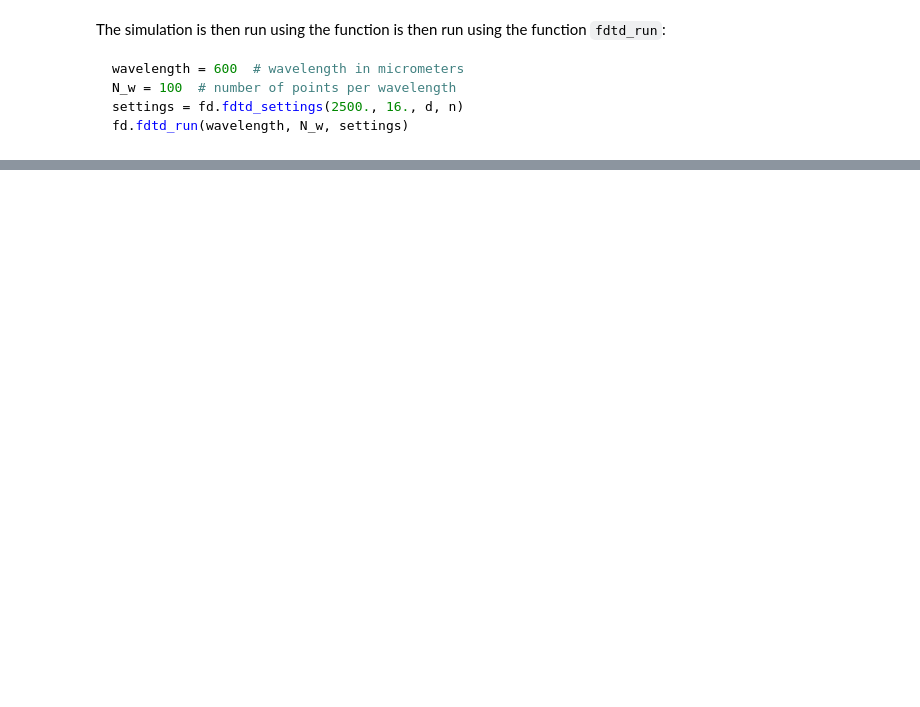
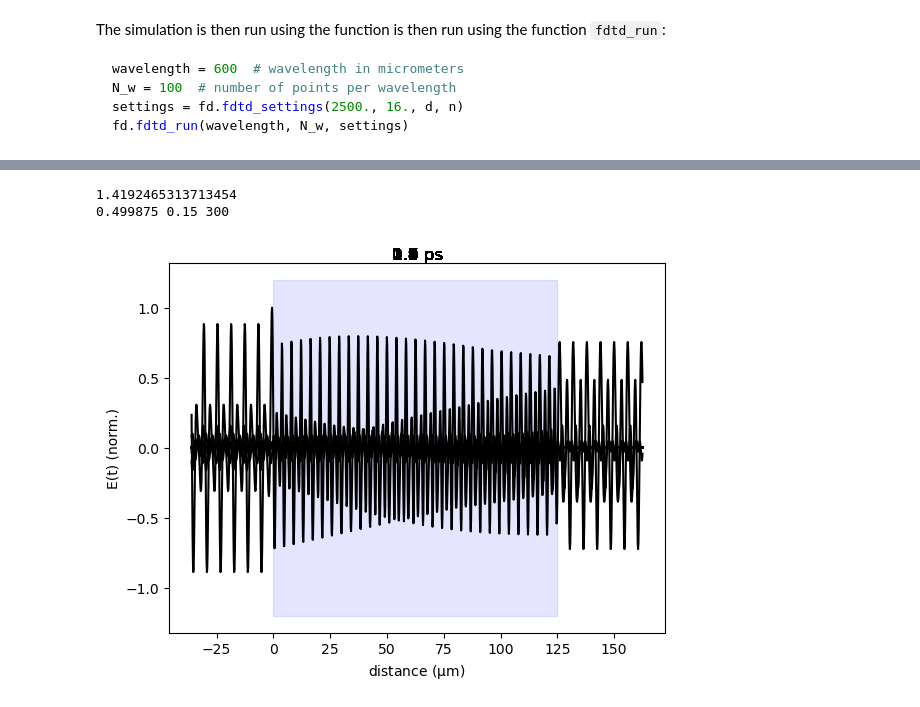
Before and after one commit to marora137/fdtd_python, a Jupyter notebook: nbs/index.ipynb, the cells around one changed output, grey strips where cells are left out. Cells and saved outputs as stored; diff of their text form; code cells hidden in the pictures; blank space fills up the shorter version.

```diff
--- a/nbs/index.ipynb
+++ b/nbs/index.ipynb
@@ -96,3 +238,13 @@ length_array, time_array, E_field = fd.fdtd_run(600, 100, settings)
+# %%
+n_nd = [(1 + np.sum(B/(1 - (C/wavelength)**2)))]
+print(n_nd[0]**0.5)
+d = [125]
+settings = fd.fdtd_settings(200.,2.0,d,n_nd)
+length_array_nd, time_array_nd, E_field_nd = fd.fdtd_run_nd(wavelength, N_w, settings)
+# %% [output]
+1.4192465313713454
+0.499875 0.15 300
+[figure, added]
 # %%
 np.shape(E_field)
 # %% [output]
```
Also changed, not shown: parts of 11 cells of this notebook, 9 other files.
